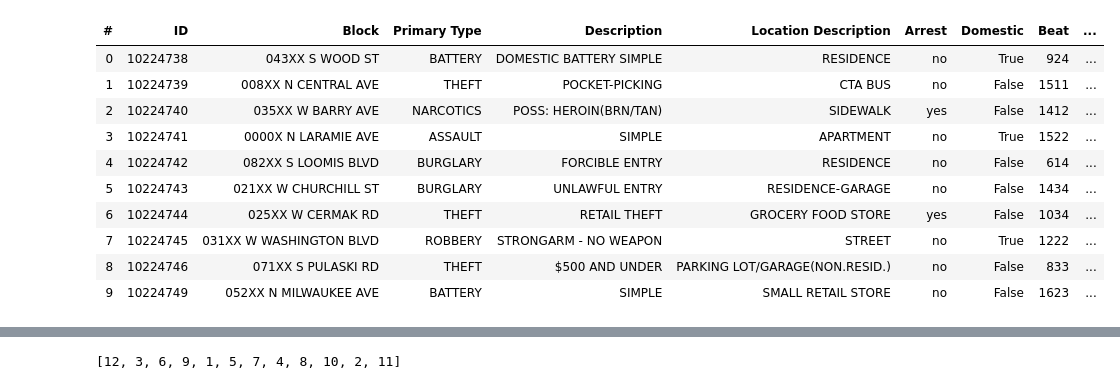
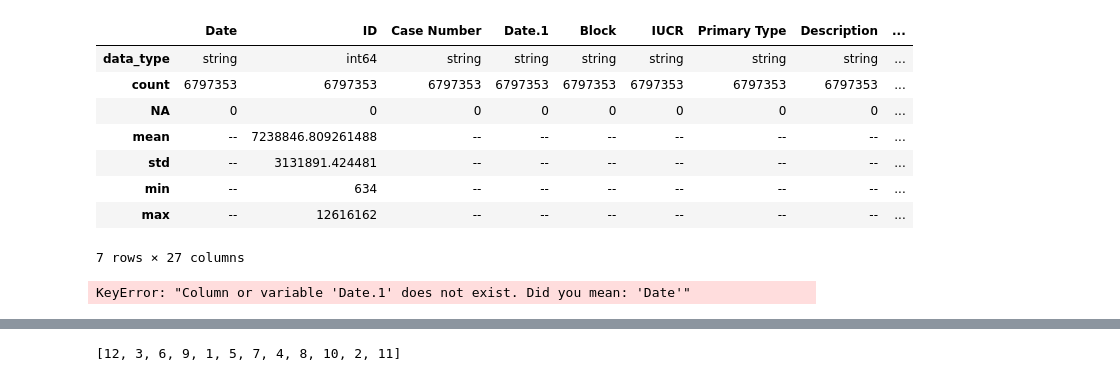
Before and after one commit to Vamshi900/crime_data_visualtion, a Jupyter notebook: crime_files/demo.ipynb, the cells around one changed output, grey strips where cells are left out. Saved outputs shown, nothing was run; the diff lists cells and outputs as text; code cells hidden in the pictures.

Commit message:
data preprocessor

```diff
--- a/crime_files/demo.ipynb
+++ b/crime_files/demo.ipynb
@@ -2,18 +2,21 @@
 import vaex as vx
 # %%
 
-data_frame = vx.open("dataset/cleaned_2010.hdf5")
+data_frame = vx.open("./dataset/crime_hdf5/*.hdf5")
 # %%
-data_frame.head()
+data_frame.describe()
 # %% [output]
-| # | ID | Block | Primary Type | Description | Location Description | Arrest | Domestic | Beat | ... |
-| 0 | 10224738 | 043XX S WOOD ST | BATTERY | DOMESTIC BATTERY SIMPLE | RESIDENCE | no | True | 924 | ... |
-| 1 | 10224739 | 008XX N CENTRAL AVE | THEFT | POCKET-PICKING | CTA BUS | no | False | 1511 | ... |
-| 2 | 10224740 | 035XX W BARRY AVE | NARCOTICS | POSS: HEROIN(BRN/TAN) | SIDEWALK | yes | False | 1412 | ... |
-| 3 | 10224741 | 0000X N LARAMIE AVE | ASSAULT | SIMPLE | APARTMENT | no | True | 1522 | ... |
-| 4 | 10224742 | 082XX S LOOMIS BLVD | BURGLARY | FORCIBLE ENTRY | RESIDENCE | no | False | 614 | ... |
-| 5 | 10224743 | 021XX W CHURCHILL ST | BURGLARY | UNLAWFUL ENTRY | RESIDENCE-GARAGE | no | False | 1434 | ... |
-| 6 | 10224744 | 025XX W CERMAK RD | THEFT | RETAIL THEFT | GROCERY FOOD STORE | yes | False | 1034 | ... |
-| 7 | 10224745 | 031XX W WASHINGTON BLVD | ROBBERY | STRONGARM - NO WEAPON | STREET | no | True | 1222 | ... |
-| 8 | 10224746 | 071XX S PULASKI RD | THEFT | $500 AND UNDER | PARKING LOT/GARAGE(NON.RESID.) | no | False | 833 | ... |
-| 9 | 10224749 | 052XX N MILWAUKEE AVE | BATTERY | SIMPLE | SMALL RETAIL STORE | no | False | 1623 | ... |
+|  | Date | ID | Case Number | Date.1 | Block | IUCR | Primary Type | Description | ... |
+| data_type | string | int64 | string | string | string | string | string | string | ... |
+| count | 6797353 | 6797353 | 6797353 | 6797353 | 6797353 | 6797353 | 6797353 | 6797353 | ... |
+| NA | 0 | 0 | 0 | 0 | 0 | 0 | 0 | 0 | ... |
+| mean | -- | 7238846.809261488 | -- | -- | -- | -- | -- | -- | ... |
+| std | -- | 3131891.424481 | -- | -- | -- | -- | -- | -- | ... |
+| min | -- | 634 | -- | -- | -- | -- | -- | -- | ... |
+| max | -- | 12616162 | -- | -- | -- | -- | -- | -- | ... |
+7 rows × 27 columns
+# %%
+to_drop=['Date.1','IUCR','X Coordinate','Y Coordinate','Updated On','Ward','Case Number','Community Area' ]
+data_frame.drop(to_drop, inplace=True)
+# %% [output]
+KeyError: "Column or variable 'Date.1' does not exist. Did you mean: 'Date'"
```
Also changed, not shown: parts of 11 cells of this notebook.
